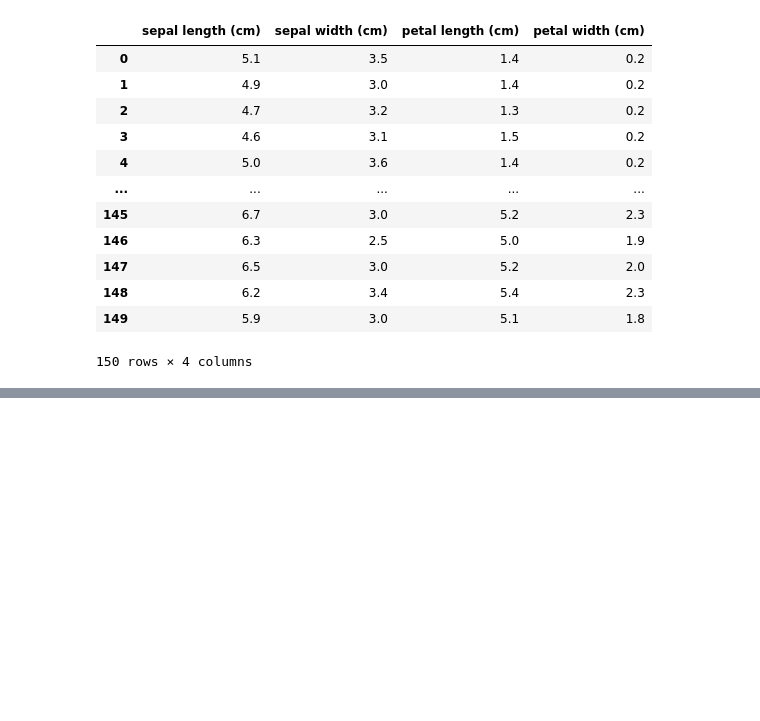
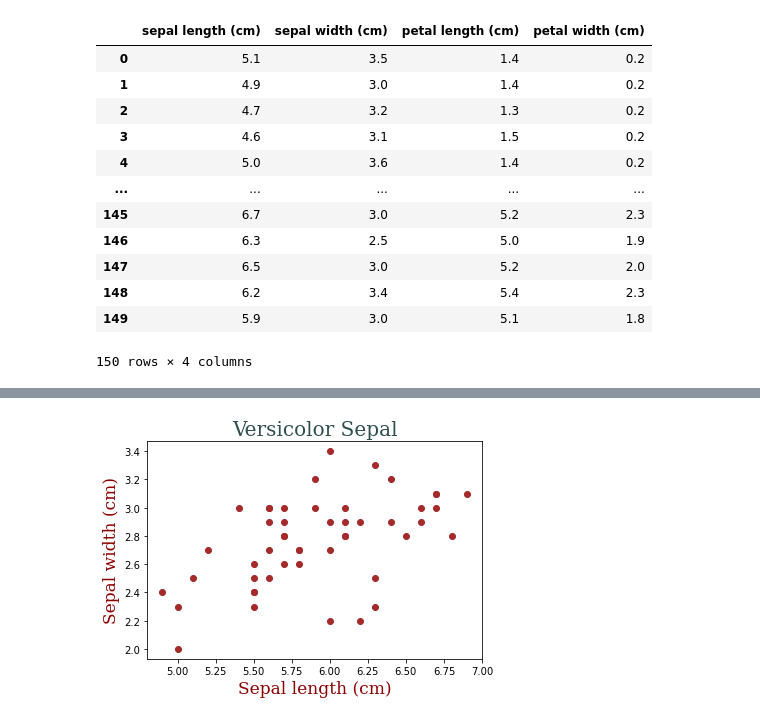
Before and after one commit to furqankhalil/SZIC-AI, a Jupyter notebook: Jupyter Notebook/Naive Bayes.ipynb, the cells around one changed output, grey strips where cells are left out. Drawn from its saved outputs; the diff is of its cells as text; code cells hidden in the pictures; blank space fills up the shorter version.

```diff
--- a/Jupyter Notebook/Naive Bayes.ipynb
+++ b/Jupyter Notebook/Naive Bayes.ipynb
@@ -94,0 +126,3 @@ data
+# %%
+versicolor = data.iloc[51:100,:]
+versicolor
@@ -94,0 +147,12 @@ data
+# %%
+plt.scatter(versicolor['sepal length (cm)'],versicolor['sepal width (cm)'],color='brown')
+
+font1 = {'family':'serif','color':'darkslategray','size':20}
+font2 = {'family':'serif','color':'darkred','size':17}
+
+plt.title('Versicolor Sepal',font1)
+plt.xlabel('Sepal length (cm)',font2)
+plt.ylabel('Sepal width (cm)',font2)
+plt.show()
+# %% [output]
+[figure, added]
```
Also changed, not shown: parts of 52 cells of this notebook.
